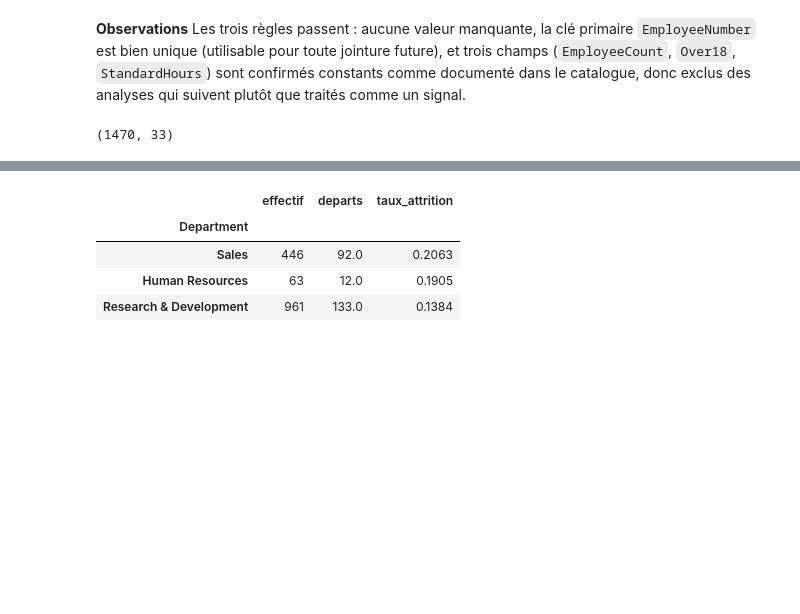
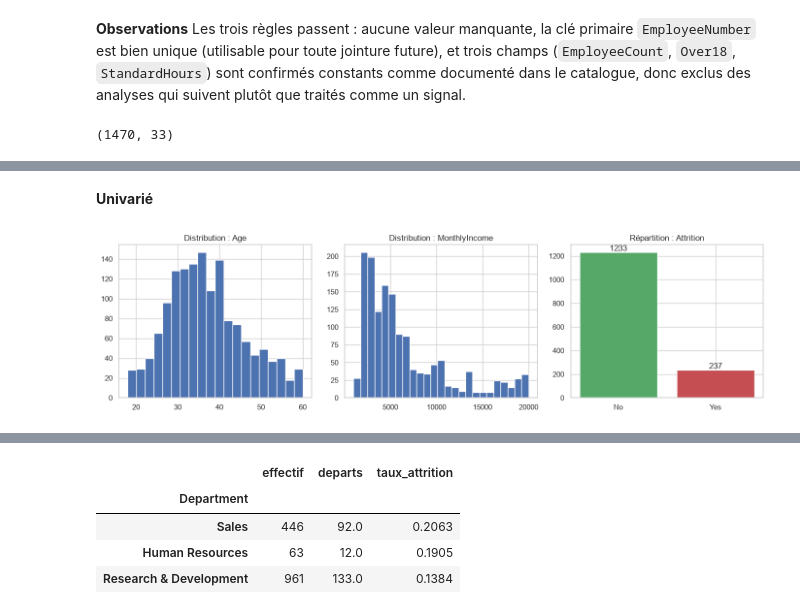
Before and after one commit to juliettebm/hr-master-data-analytics, a Jupyter notebook: notebooks/01_hr_analytics_kpis.ipynb, the cells around one changed output, grey strips where cells are left out. Saved outputs shown, nothing was run; the diff lists cells and outputs as text; code cells hidden in the pictures; blank space fills up the shorter version.

```diff
--- a/notebooks/01_hr_analytics_kpis.ipynb
+++ b/notebooks/01_hr_analytics_kpis.ipynb
@@ -102,0 +107,22 @@ df.shape
+# %% [markdown]
+**Univarié**
+# %%
+fig, axes = plt.subplots(1, 3, figsize=(14, 4))
+
+axes[0].hist(df["Age"], bins=20, color="#4C72B0")
+axes[0].set_title("Distribution : Age")
+
+axes[1].hist(df["MonthlyIncome"], bins=25, color="#4C72B0")
+axes[1].set_title("Distribution : MonthlyIncome")
+
+attrition_counts = df["Attrition"].value_counts()
+axes[2].bar(attrition_counts.index, attrition_counts.values, color=["#55A868", "#C44E52"])
+axes[2].set_title("Répartition : Attrition")
+for i, v in enumerate(attrition_counts.values):
+    axes[2].text(i, v + 10, str(v), ha="center")
+
+plt.tight_layout()
+plt.savefig("../reports/univarie_distributions.png", dpi=150)
+plt.show()
+# %% [output]
+[figure, added]
```
Also changed, not shown: parts of 17 cells of this notebook, 4 other files.
